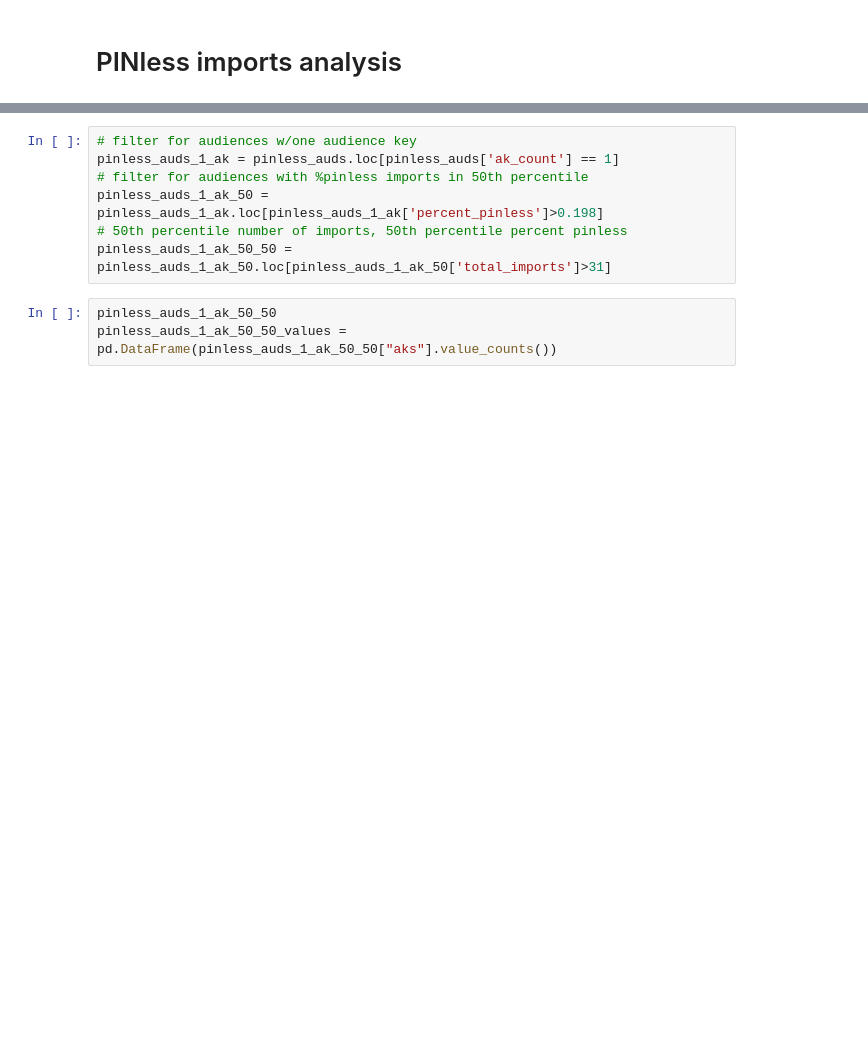
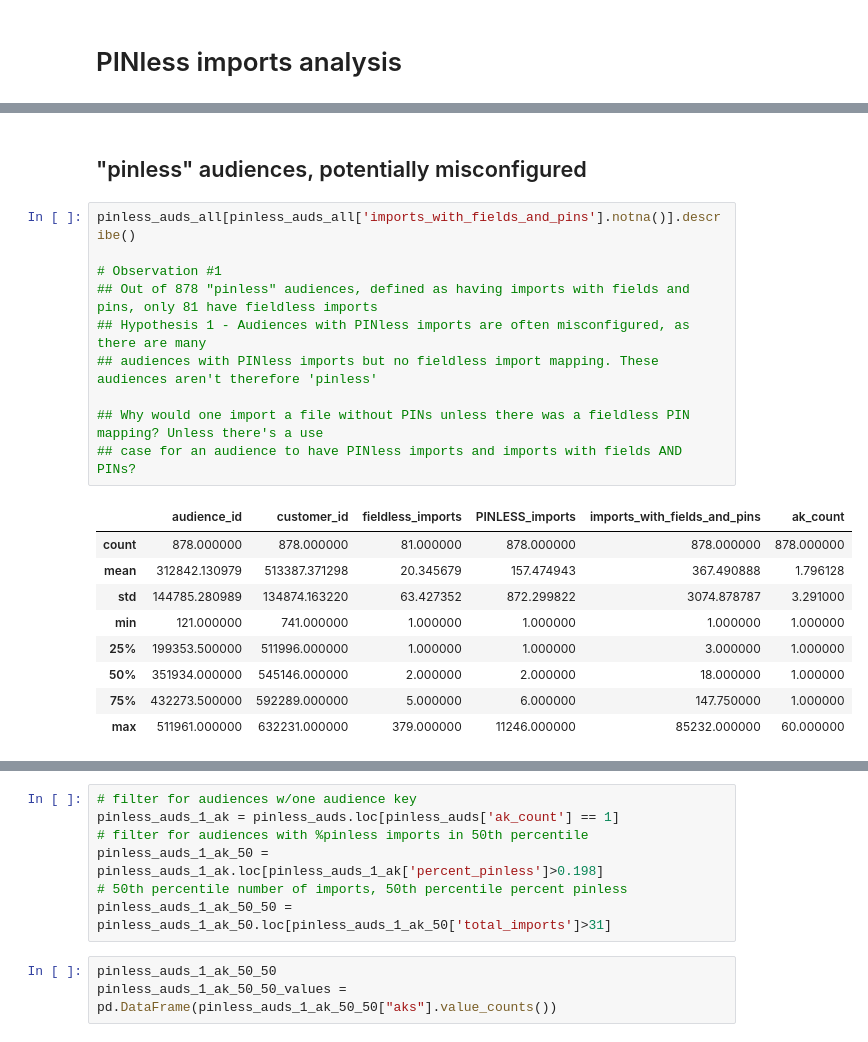
Before and after one commit to anthonylschultz/Product-Investigations, a Jupyter notebook: Audience Key analysis/results.ipynb, the cells around one changed output, grey strips where cells are left out. Saved outputs shown, nothing was run; the diff lists cells and outputs as text; blank space fills up the shorter version.

```diff
--- a/Audience Key analysis/results.ipynb
+++ b/Audience Key analysis/results.ipynb
@@ -1479,0 +1623,22 @@ Offline Data Store audiences with address AK: 90
+# %% [markdown]
+## "pinless" audiences, potentially misconfigured
+# %%
+pinless_auds_all[pinless_auds_all['imports_with_fields_and_pins'].notna()].describe()
+
+# Observation #1
+## Out of 878 "pinless" audiences, defined as having imports with fields and pins, only 81 have fieldless imports
+## Hypothesis 1 - Audiences with PINless imports are often misconfigured, as there are many
+## audiences with PINless imports but no fieldless import mapping. These audiences aren't therefore 'pinless'
+
+## Why would one import a file without PINs unless there was a fieldless PIN mapping? Unless there's a use
+## case for an audience to have PINless imports and imports with fields AND PINs?
+# %% [output]
+|  | audience_id | customer_id | fieldless_imports | PINLESS_imports | imports_with_fields_and_pins | ak_count |
+| count | 878.000000 | 878.000000 | 81.000000 | 878.000000 | 878.000000 | 878.000000 |
+| mean | 312842.130979 | 513387.371298 | 20.345679 | 157.474943 | 367.490888 | 1.796128 |
+| std | 144785.280989 | 134874.163220 | 63.427352 | 872.299822 | 3074.878787 | 3.291000 |
+| min | 121.000000 | 741.000000 | 1.000000 | 1.000000 | 1.000000 | 1.000000 |
+| 25% | 199353.500000 | 511996.000000 | 1.000000 | 1.000000 | 3.000000 | 1.000000 |
+| 50% | 351934.000000 | 545146.000000 | 2.000000 | 2.000000 | 18.000000 | 1.000000 |
+| 75% | 432273.500000 | 592289.000000 | 5.000000 | 6.000000 | 147.750000 | 1.000000 |
+| max | 511961.000000 | 632231.000000 | 379.000000 | 11246.000000 | 85232.000000 | 60.000000 |
```
Also changed, not shown: parts of 45 cells of this notebook.
